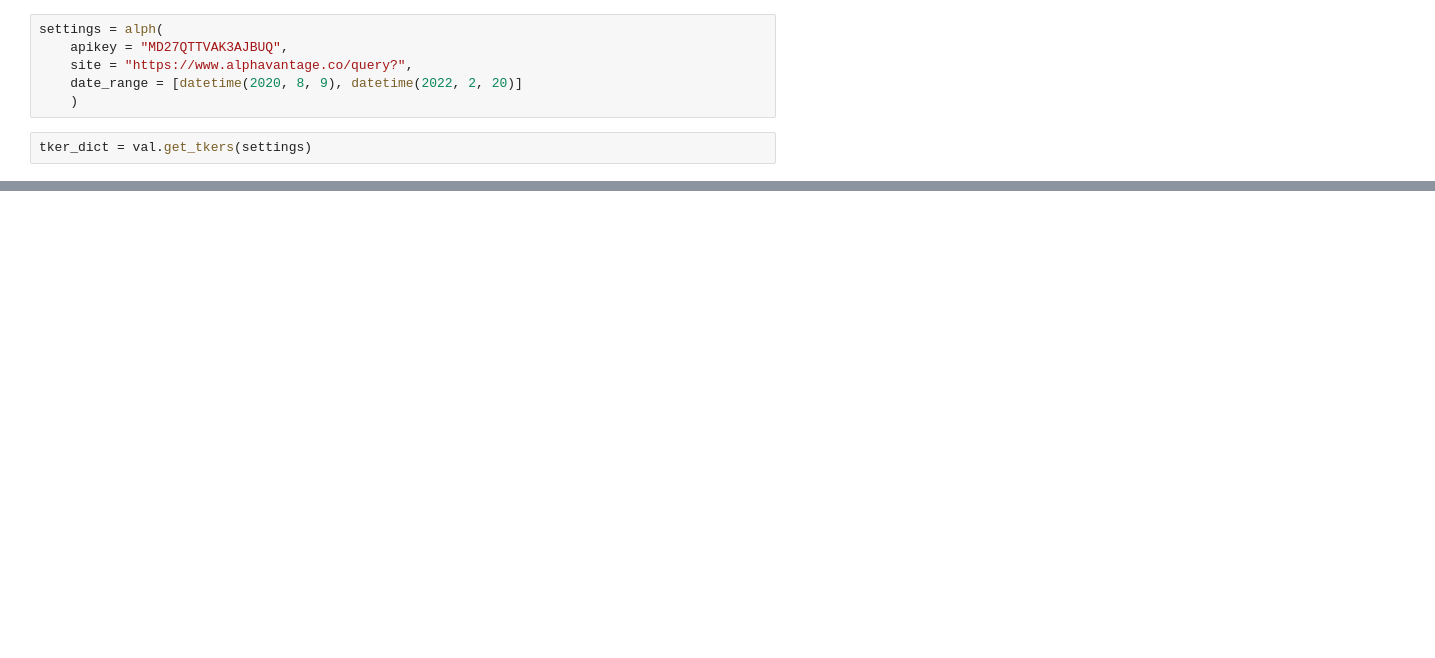
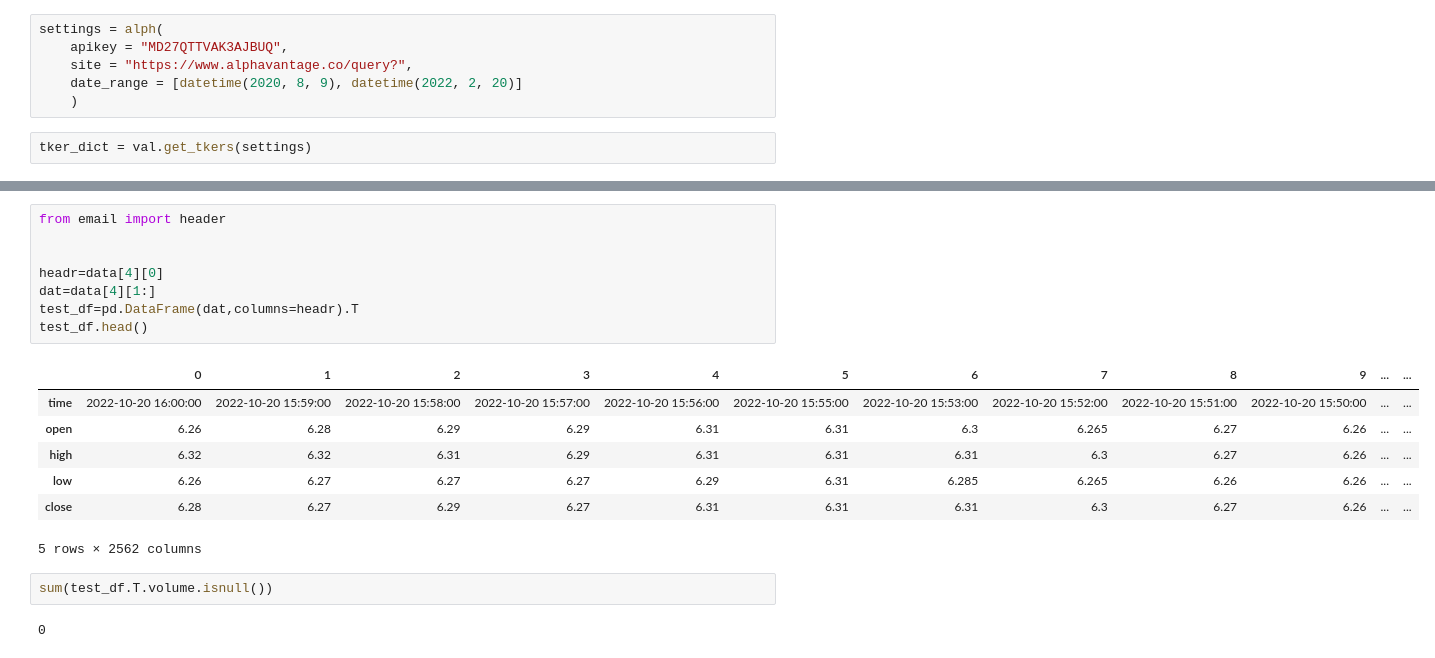
Before and after one commit to azile-g/MLAP_Proj, a Jupyter notebook: test.ipynb, the cells around one changed output, grey strips where cells are left out. Drawn from its saved outputs; the diff is of its cells as text; blank space fills up the shorter version.

```diff
--- a/test.ipynb
+++ b/test.ipynb
@@ -101,0 +104,20 @@ https://www.alphavantage.co/query?function=TIME_SERIES_INTRADAY_EXTENDED&symbol=
+# %%
+from email import header
+
+
+headr=data[4][0]
+dat=data[4][1:]
+test_df=pd.DataFrame(dat,columns=headr).T
+test_df.head()
+# %% [output]
+|  | 0 | 1 | 2 | 3 | 4 | 5 | 6 | 7 | 8 | 9 | ... | ... |
+| time | 2022-10-20 16:00:00 | 2022-10-20 15:59:00 | 2022-10-20 15:58:00 | 2022-10-20 15:57:00 | 2022-10-20 15:56:00 | 2022-10-20 15:55:00 | 2022-10-20 15:53:00 | 2022-10-20 15:52:00 | 2022-10-20 15:51:00 | 2022-10-20 15:50:00 | ... | ... |
+| open | 6.26 | 6.28 | 6.29 | 6.29 | 6.31 | 6.31 | 6.3 | 6.265 | 6.27 | 6.26 | ... | ... |
+| high | 6.32 | 6.32 | 6.31 | 6.29 | 6.31 | 6.31 | 6.31 | 6.3 | 6.27 | 6.26 | ... | ... |
+| low | 6.26 | 6.27 | 6.27 | 6.27 | 6.29 | 6.31 | 6.285 | 6.265 | 6.26 | 6.26 | ... | ... |
+| close | 6.28 | 6.27 | 6.29 | 6.27 | 6.31 | 6.31 | 6.31 | 6.3 | 6.27 | 6.26 | ... | ... |
+5 rows × 2562 columns
+# %%
+sum(test_df.T.volume.isnull())
+# %% [output]
+0
```
Also changed, not shown: parts of 6 cells of this notebook.
